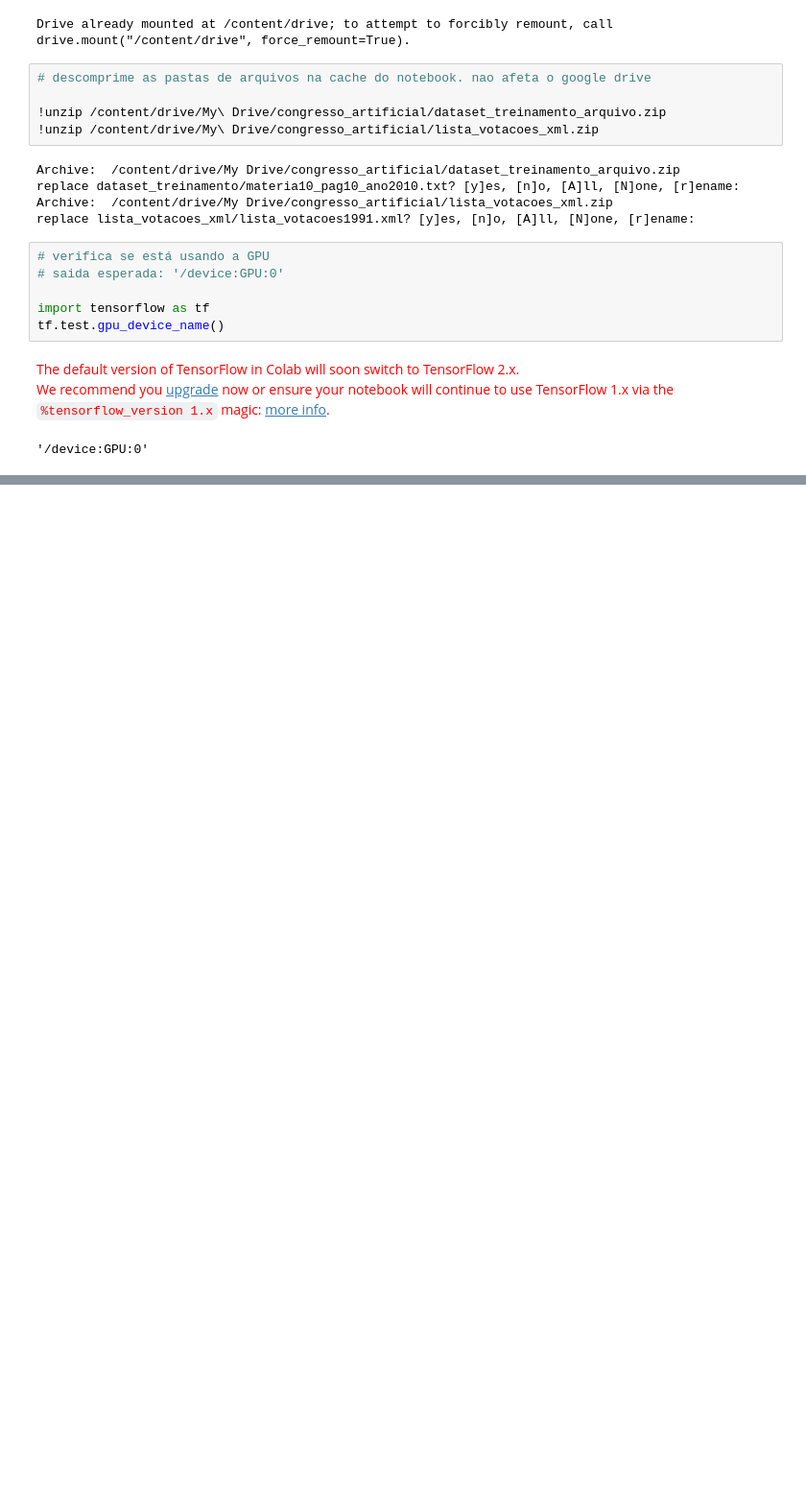
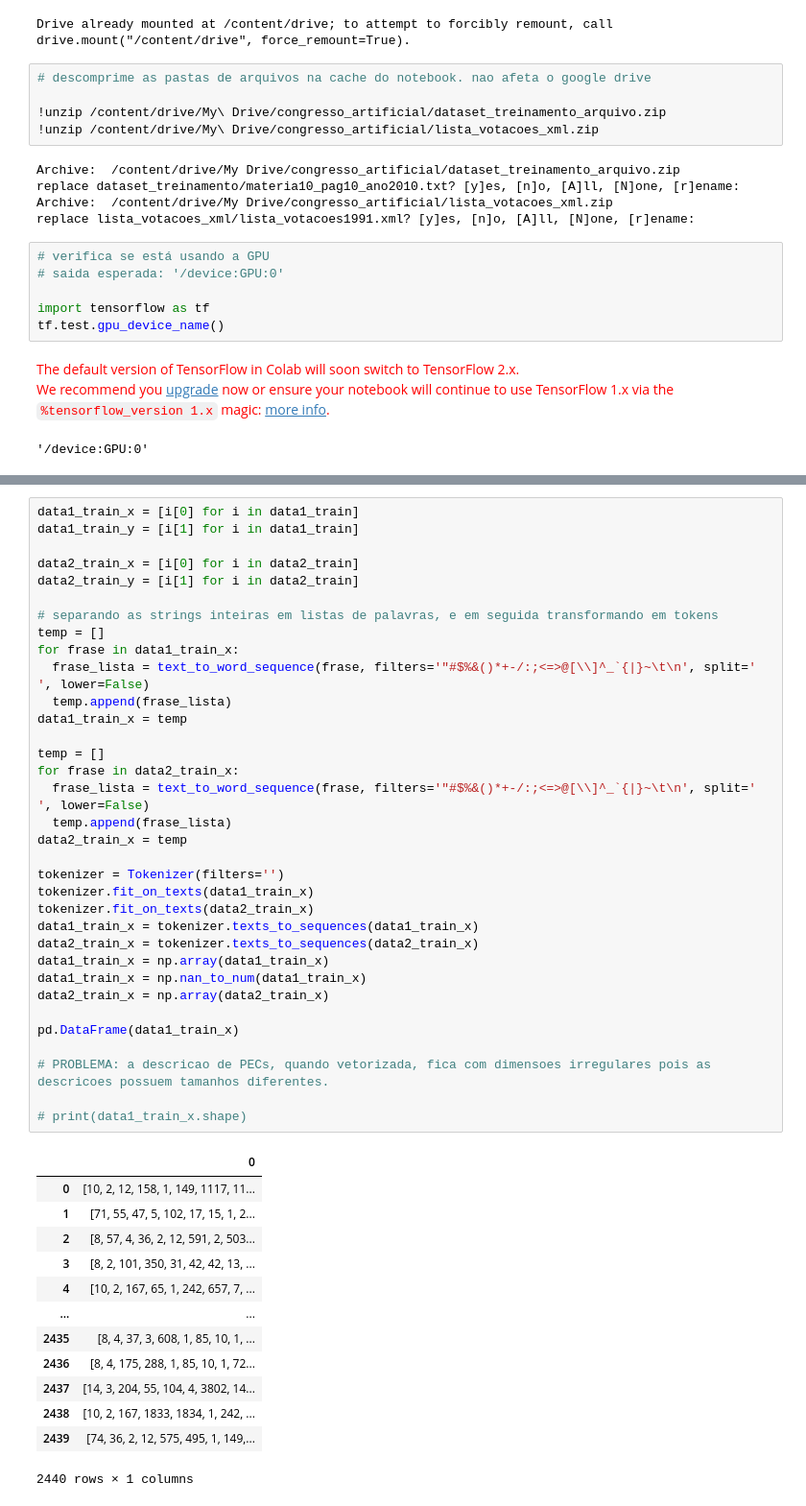
Before and after one commit to Mathufnn/congresso_artificial, a Jupyter notebook: interpretador_de_leis.ipynb, the cells around one changed output, grey strips where cells are left out. Shown at 96% size. Drawn from its saved outputs; the diff is of its cells as text; blank space fills up the shorter version.

```diff
--- a/interpretador_de_leis.ipynb
+++ b/interpretador_de_leis.ipynb
@@ -209,0 +393,48 @@ import Pandas as pd
+# %%
+data1_train_x = [i[0] for i in data1_train]
+data1_train_y = [i[1] for i in data1_train]
+
+data2_train_x = [i[0] for i in data2_train]
+data2_train_y = [i[1] for i in data2_train]
+
+# separando as strings inteiras em listas de palavras, e em seguida transformando em tokens
+temp = []
+for frase in data1_train_x:
+  frase_lista = text_to_word_sequence(frase, filters='"#$%&()*+-/:;<=>@[\\]^_`{|}~\t\n', split=' ', lower=False)
+  temp.append(frase_lista)
+data1_train_x = temp
+
+temp = []
+for frase in data2_train_x:
+  frase_lista = text_to_word_sequence(frase, filters='"#$%&()*+-/:;<=>@[\\]^_`{|}~\t\n', split=' ', lower=False)
+  temp.append(frase_lista)
+data2_train_x = temp
+
+tokenizer = Tokenizer(filters='')
+tokenizer.fit_on_texts(data1_train_x)
+tokenizer.fit_on_texts(data2_train_x)
+data1_train_x = tokenizer.texts_to_sequences(data1_train_x)
+data2_train_x = tokenizer.texts_to_sequences(data2_train_x)
+data1_train_x = np.array(data1_train_x)
+data1_train_x = np.nan_to_num(data1_train_x)
+data2_train_x = np.array(data2_train_x)
+
+pd.DataFrame(data1_train_x)
+
+# PROBLEMA: a descricao de PECs, quando vetorizada, fica com dimensoes irregulares pois as descricoes possuem tamanhos diferentes.
+
+# print(data1_train_x.shape)
+# %% [output]
+|  | 0 |
+| 0 | [10, 2, 12, 158, 1, 149, 1117, 11... |
+| 1 | [71, 55, 47, 5, 102, 17, 15, 1, 2... |
+| 2 | [8, 57, 4, 36, 2, 12, 591, 2, 503... |
+| 3 | [8, 2, 101, 350, 31, 42, 42, 13, ... |
+| 4 | [10, 2, 167, 65, 1, 242, 657, 7, ... |
+| ... | ... |
+| 2435 | [8, 4, 37, 3, 608, 1, 85, 10, 1, ... |
+| 2436 | [8, 4, 175, 288, 1, 85, 10, 1, 72... |
+| 2437 | [14, 3, 204, 55, 104, 4, 3802, 14... |
+| 2438 | [10, 2, 167, 1833, 1834, 1, 242, ... |
+| 2439 | [74, 36, 2, 12, 575, 495, 1, 149,... |
+2440 rows × 1 columns
```
Also changed, not shown: parts of 12 cells of this notebook.
